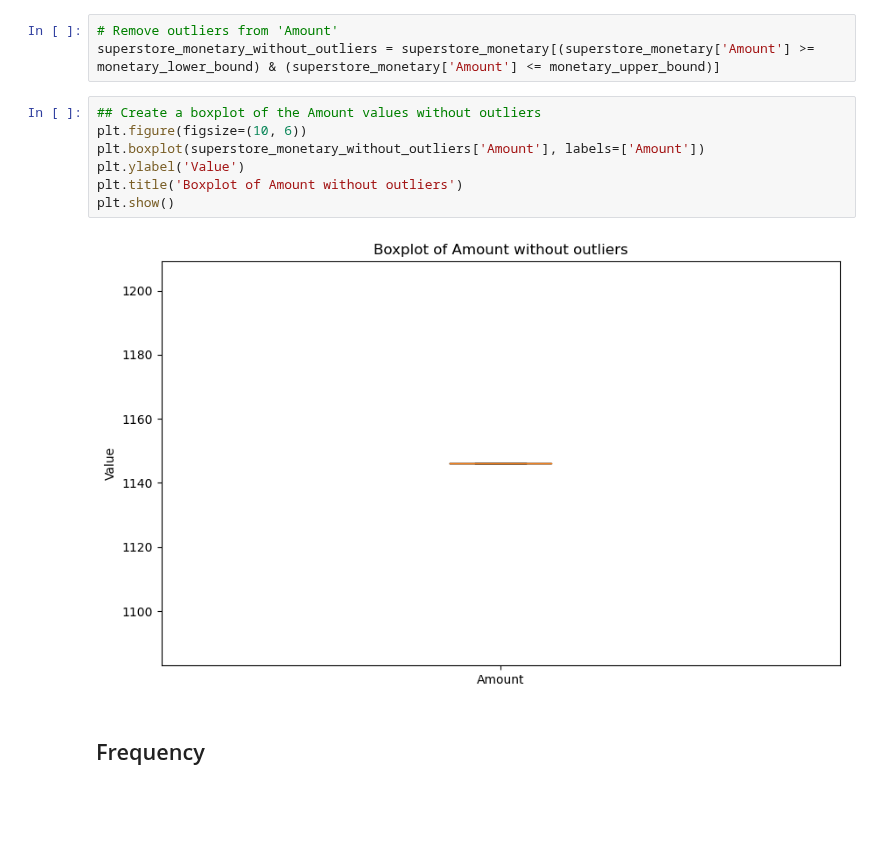
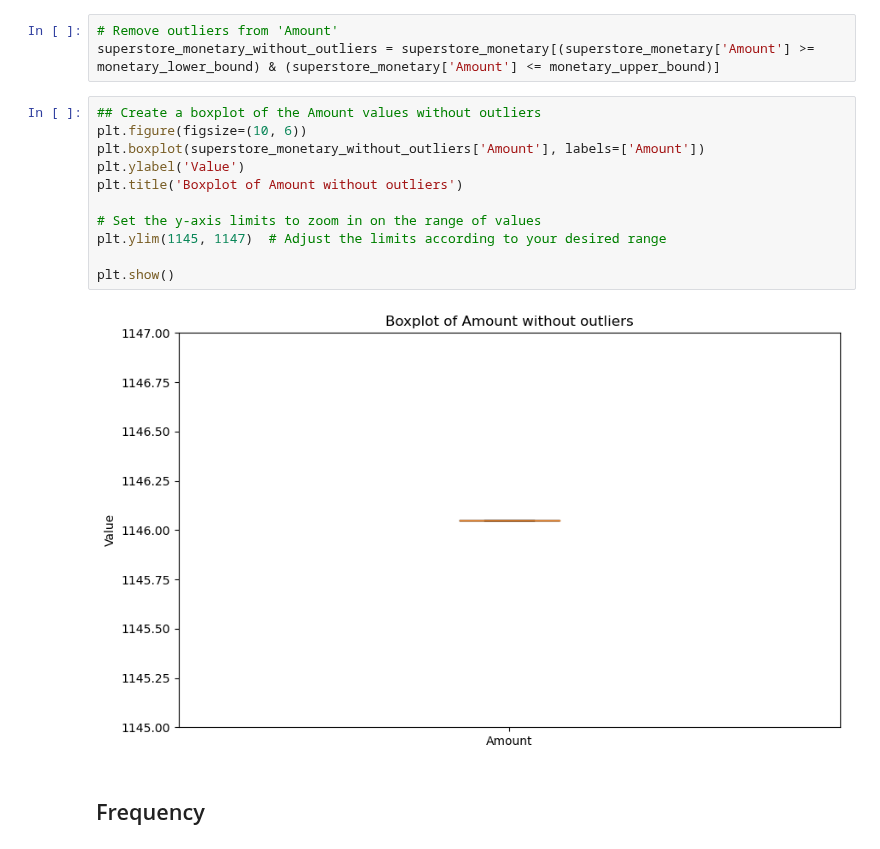
Before and after one commit to MaxLopezSalgado/superstore_e-commerce, a Jupyter notebook: ML/ML.ipynb, the cells around one changed output. Saved outputs shown, nothing was run; the diff lists cells and outputs as text; blank space fills up the shorter version.

```diff
--- a/ML/ML.ipynb
+++ b/ML/ML.ipynb
@@ -257,12 +260,16 @@ superstore_monetary_without_outliers = superstore_monetary[(superstore_monetary[
 # %%
 ## Create a boxplot of the Amount values without outliers
 plt.figure(figsize=(10, 6))
 plt.boxplot(superstore_monetary_without_outliers['Amount'], labels=['Amount'])
 plt.ylabel('Value')
 plt.title('Boxplot of Amount without outliers')
+
+# Set the y-axis limits to zoom in on the range of values
+plt.ylim(1145, 1147)  # Adjust the limits according to your desired range
+
 plt.show()
 # %% [output]
-[figure, old version]
+[figure, new version]
 # %% [markdown]
 ## Frequency
 # %%
```
Also changed, not shown: parts of 8 cells of this notebook.
